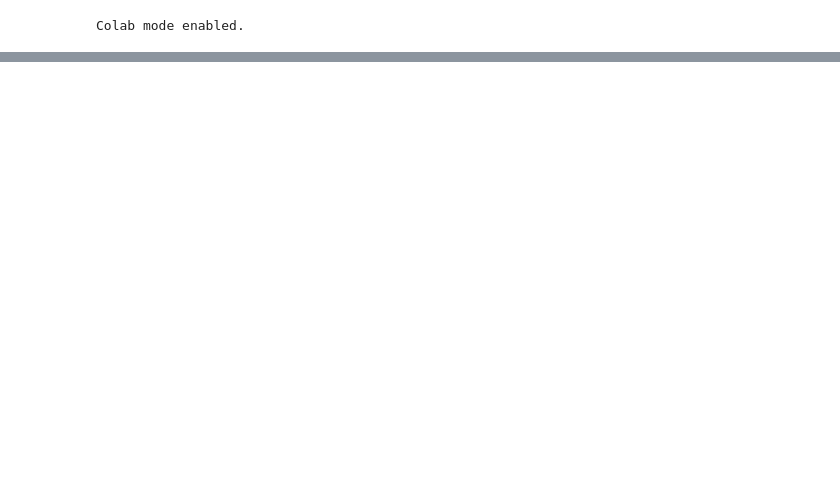
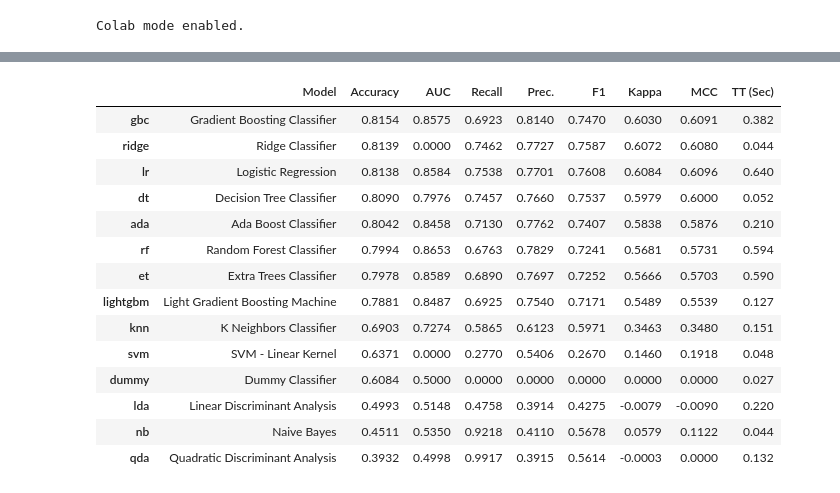
Before and after one commit to yamatetsu105931/AutoML_Exercise, a Jupyter notebook: AutoML_Exercise.ipynb, the cells around one changed output, grey strips where cells are left out. Saved outputs shown, nothing was run; the diff lists cells and outputs as text; code cells hidden in the pictures; blank space fills up the shorter version.

```diff
--- a/AutoML_Exercise.ipynb
+++ b/AutoML_Exercise.ipynb
@@ -62,0 +183,18 @@ FileNotFoundError: ignored
+# %%
+best = compare_models()
+# %% [output]
+|  | Model | Accuracy | AUC | Recall | Prec. | F1 | Kappa | MCC | TT (Sec) |
+| gbc | Gradient Boosting Classifier | 0.8154 | 0.8575 | 0.6923 | 0.8140 | 0.7470 | 0.6030 | 0.6091 | 0.382 |
+| ridge | Ridge Classifier | 0.8139 | 0.0000 | 0.7462 | 0.7727 | 0.7587 | 0.6072 | 0.6080 | 0.044 |
+| lr | Logistic Regression | 0.8138 | 0.8584 | 0.7538 | 0.7701 | 0.7608 | 0.6084 | 0.6096 | 0.640 |
+| dt | Decision Tree Classifier | 0.8090 | 0.7976 | 0.7457 | 0.7660 | 0.7537 | 0.5979 | 0.6000 | 0.052 |
+| ada | Ada Boost Classifier | 0.8042 | 0.8458 | 0.7130 | 0.7762 | 0.7407 | 0.5838 | 0.5876 | 0.210 |
+| rf | Random Forest Classifier | 0.7994 | 0.8653 | 0.6763 | 0.7829 | 0.7241 | 0.5681 | 0.5731 | 0.594 |
+| et | Extra Trees Classifier | 0.7978 | 0.8589 | 0.6890 | 0.7697 | 0.7252 | 0.5666 | 0.5703 | 0.590 |
+| lightgbm | Light Gradient Boosting Machine | 0.7881 | 0.8487 | 0.6925 | 0.7540 | 0.7171 | 0.5489 | 0.5539 | 0.127 |
+| knn | K Neighbors Classifier | 0.6903 | 0.7274 | 0.5865 | 0.6123 | 0.5971 | 0.3463 | 0.3480 | 0.151 |
+| svm | SVM - Linear Kernel | 0.6371 | 0.0000 | 0.2770 | 0.5406 | 0.2670 | 0.1460 | 0.1918 | 0.048 |
+| dummy | Dummy Classifier | 0.6084 | 0.5000 | 0.0000 | 0.0000 | 0.0000 | 0.0000 | 0.0000 | 0.027 |
+| lda | Linear Discriminant Analysis | 0.4993 | 0.5148 | 0.4758 | 0.3914 | 0.4275 | -0.0079 | -0.0090 | 0.220 |
+| nb | Naive Bayes | 0.4511 | 0.5350 | 0.9218 | 0.4110 | 0.5678 | 0.0579 | 0.1122 | 0.044 |
+| qda | Quadratic Discriminant Analysis | 0.3932 | 0.4998 | 0.9917 | 0.3915 | 0.5614 | -0.0003 | 0.0000 | 0.132 |
```
Also changed, not shown: parts of 41 cells of this notebook.
